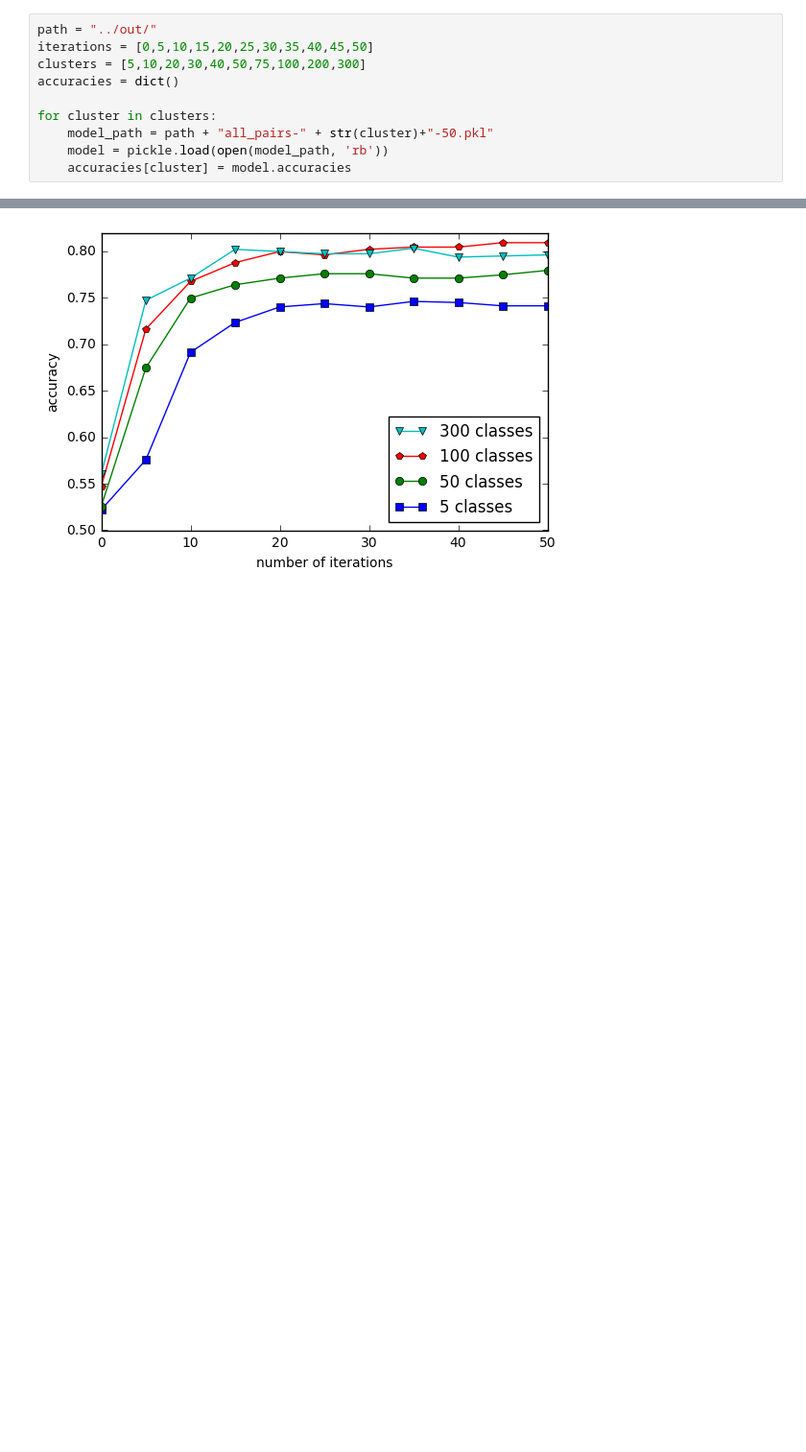
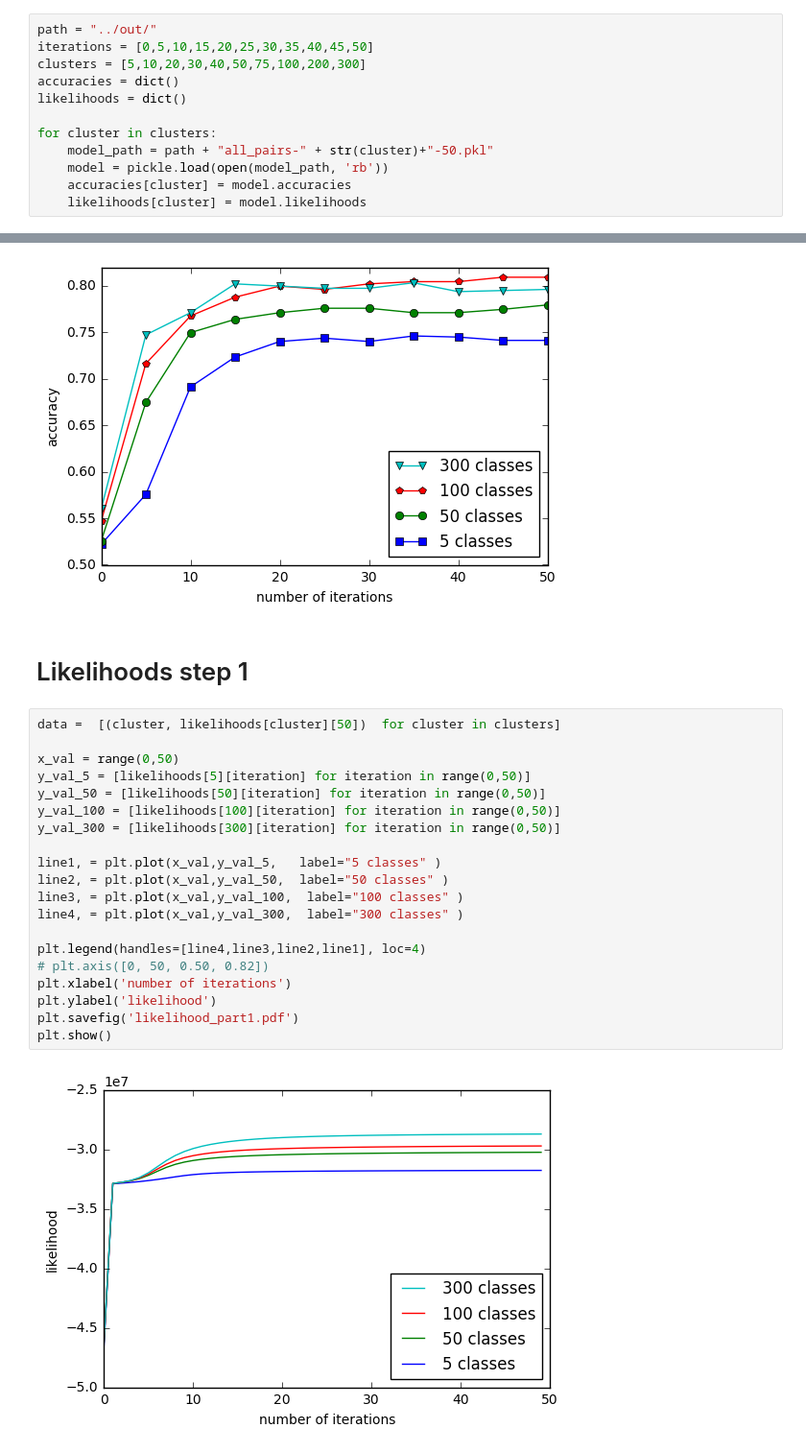
Before and after one commit to DavidZomerdijk/ULL2017, a Jupyter notebook: src/makePlots.ipynb, the cells around one changed output, grey strips where cells are left out. Shown: that part at 96% size. Cells and saved outputs as stored; diff of their text form; blank space fills up the shorter version.

Commit message:
added all likelihoods plots

```diff
--- a/src/makePlots.ipynb
+++ b/src/makePlots.ipynb
@@ -8,11 +11,13 @@ path = "../out/"
 iterations = [0,5,10,15,20,25,30,35,40,45,50]
 clusters = [5,10,20,30,40,50,75,100,200,300]
 accuracies = dict()
+likelihoods = dict()
 
 for cluster in clusters:
     model_path = path + "all_pairs-" + str(cluster)+"-50.pkl"
     model = pickle.load(open(model_path, 'rb'))
     accuracies[cluster] = model.accuracies
+    likelihoods[cluster] = model.likelihoods
 # %% [markdown]
 # accuracy per cluster
 # %%
@@ -56,3 +61,27 @@ plt.savefig('accuracy_iterations.pdf')
 plt.show()
 # %% [output]
 [figure]
+# %% [markdown]
+# Likelihoods step 1
+# %%
+data =  [(cluster, likelihoods[cluster][50])  for cluster in clusters]
+
+x_val = range(0,50)
+y_val_5 = [likelihoods[5][iteration] for iteration in range(0,50)]
+y_val_50 = [likelihoods[50][iteration] for iteration in range(0,50)]
+y_val_100 = [likelihoods[100][iteration] for iteration in range(0,50)]
+y_val_300 = [likelihoods[300][iteration] for iteration in range(0,50)]
+
+line1, = plt.plot(x_val,y_val_5,   label="5 classes" )
+line2, = plt.plot(x_val,y_val_50,  label="50 classes" )
+line3, = plt.plot(x_val,y_val_100,  label="100 classes" )
+line4, = plt.plot(x_val,y_val_300,  label="300 classes" )
+
+plt.legend(handles=[line4,line3,line2,line1], loc=4)
+# plt.axis([0, 50, 0.50, 0.82])
+plt.xlabel('number of iterations')
+plt.ylabel('likelihood')
+plt.savefig('likelihood_part1.pdf')
+plt.show()
+# %% [output]
+[figure, added]
```
Also changed, not shown: parts of 6 cells of this notebook.
